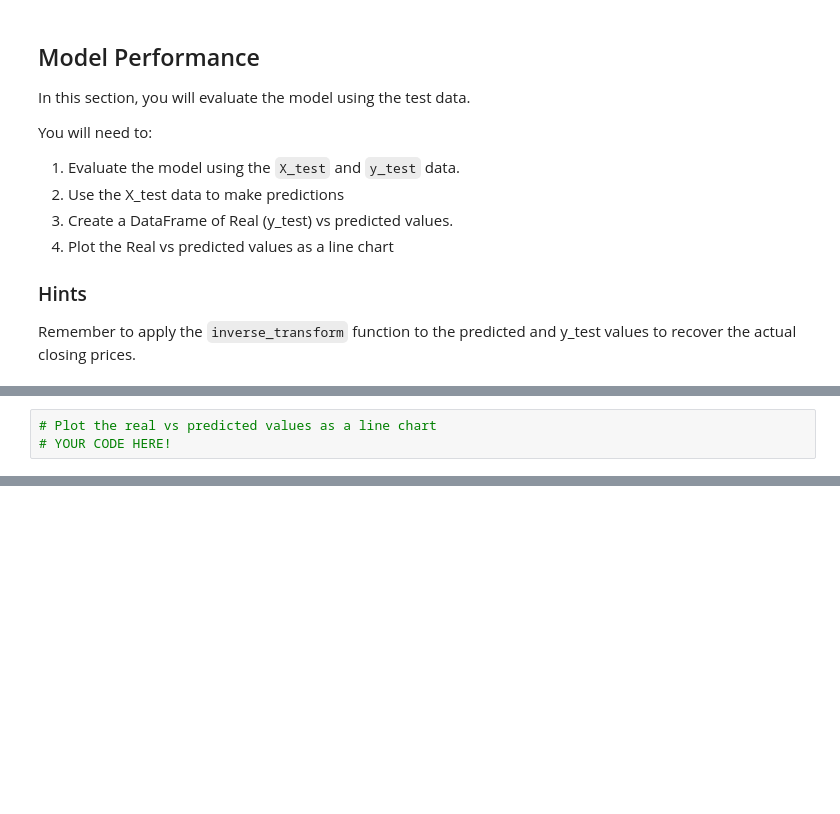
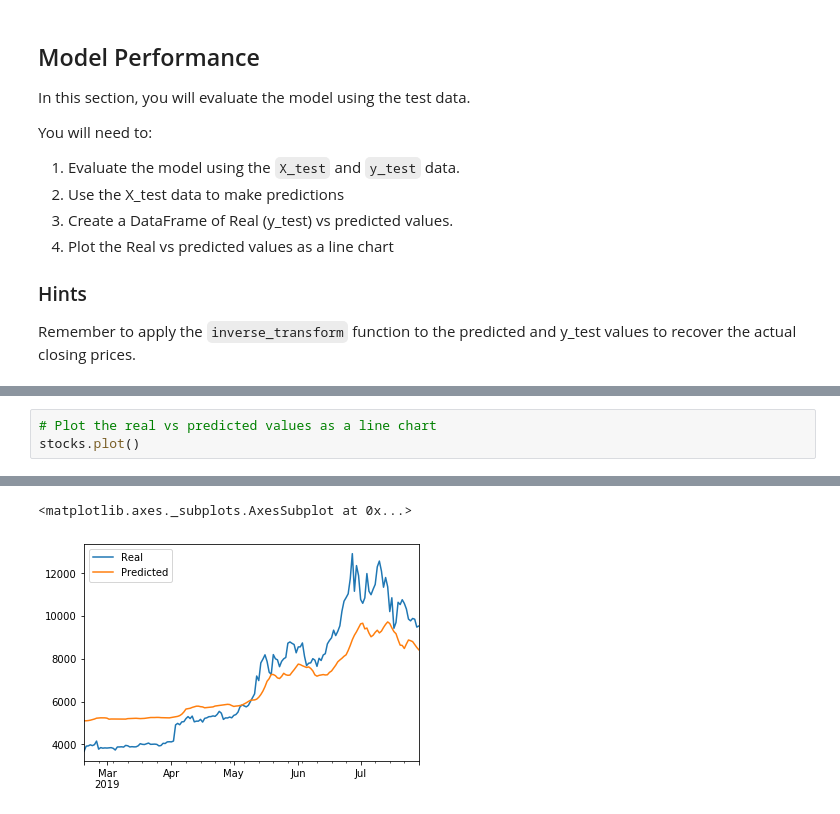
Before and after one commit to yrlbaker/Unit_14_HW, a Jupyter notebook: 14-Deep-Learning/Instructions/Starter_Code/experimental_closing.ipynb, the cells around one changed output, grey strips where cells are left out. Cells and saved outputs as stored; diff of their text form; blank space fills up the shorter version.

```diff
--- a/14-Deep-Learning/Instructions/Starter_Code/experimental_closing.ipynb
+++ b/14-Deep-Learning/Instructions/Starter_Code/experimental_closing.ipynb
@@ -238,4 +300,4 @@ stocks.head()
 # %%
 # Plot the real vs predicted values as a line chart
-# YOUR CODE HERE!
+stocks.plot()
 # %% [output]
@@ -242,0 +304,2 @@ stocks.head()
+<matplotlib.axes._subplots.AxesSubplot at 0x...>
+[figure, added]
```
Also changed, not shown: parts of 18 cells of this notebook, 2 other files.
